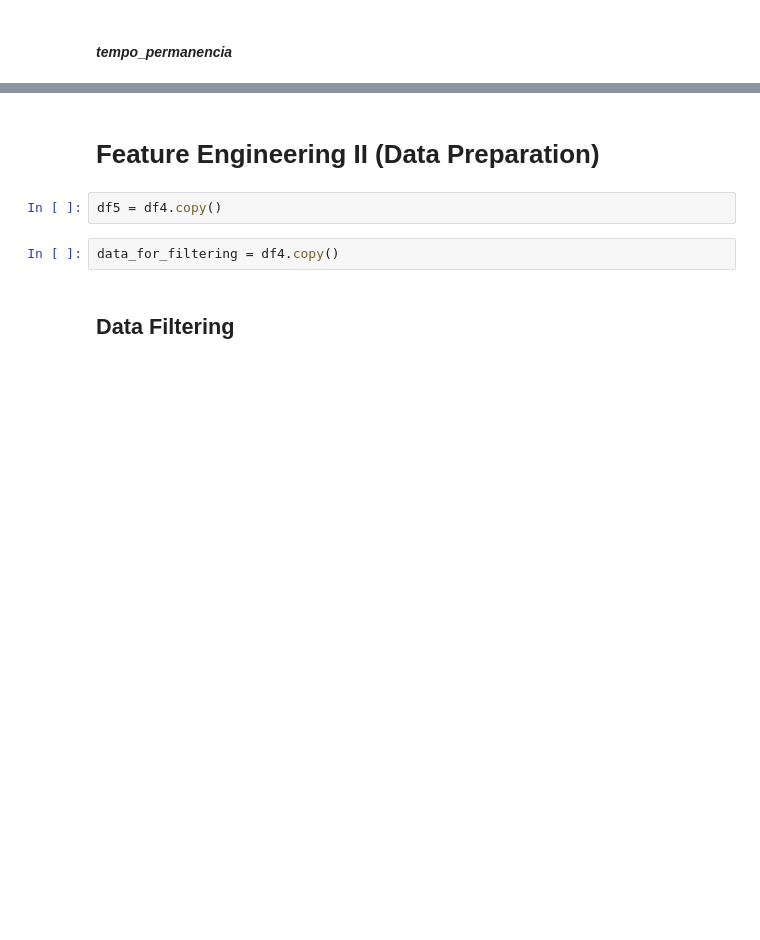
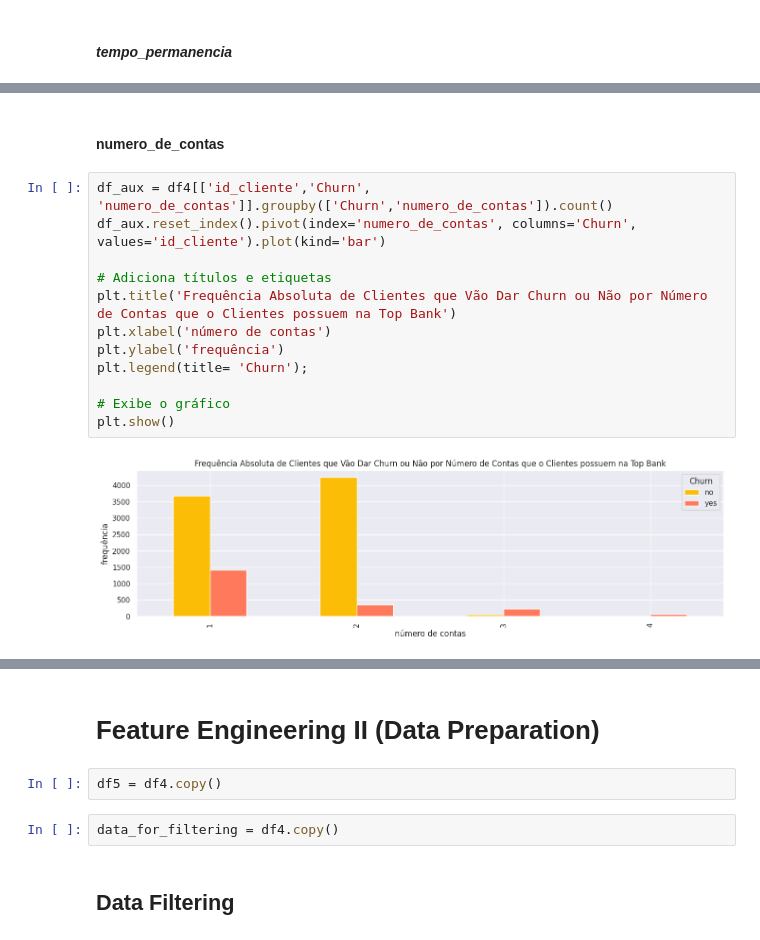
Before and after one commit to rodrigo-rngl/data-science-portfolio, a Jupyter notebook: top-bank-churn-predict/notebooks/Project Clients Churn Predict - V2.ipynb, the cells around one changed output, grey strips where cells are left out. Saved outputs shown, nothing was run; the diff lists cells and outputs as text; blank space fills up the shorter version.

```diff
--- a/top-bank-churn-predict/notebooks/Project Clients Churn Predict - V2.ipynb
+++ b/top-bank-churn-predict/notebooks/Project Clients Churn Predict - V2.ipynb
@@ -1101,0 +1114,16 @@ plt.show()
+# %% [markdown]
+#### numero_de_contas
+# %%
+df_aux = df4[['id_cliente','Churn', 'numero_de_contas']].groupby(['Churn','numero_de_contas']).count()
+df_aux.reset_index().pivot(index='numero_de_contas', columns='Churn', values='id_cliente').plot(kind='bar')
+
+# Adiciona títulos e etiquetas
+plt.title('Frequência Absoluta de Clientes que Vão Dar Churn ou Não por Número de Contas que o Clientes possuem na Top Bank')
+plt.xlabel('número de contas')
+plt.ylabel('frequência')
+plt.legend(title= 'Churn');
+
+# Exibe o gráfico
+plt.show()
+# %% [output]
+[figure, added]
```
Also changed, not shown: parts of 27 cells of this notebook.
